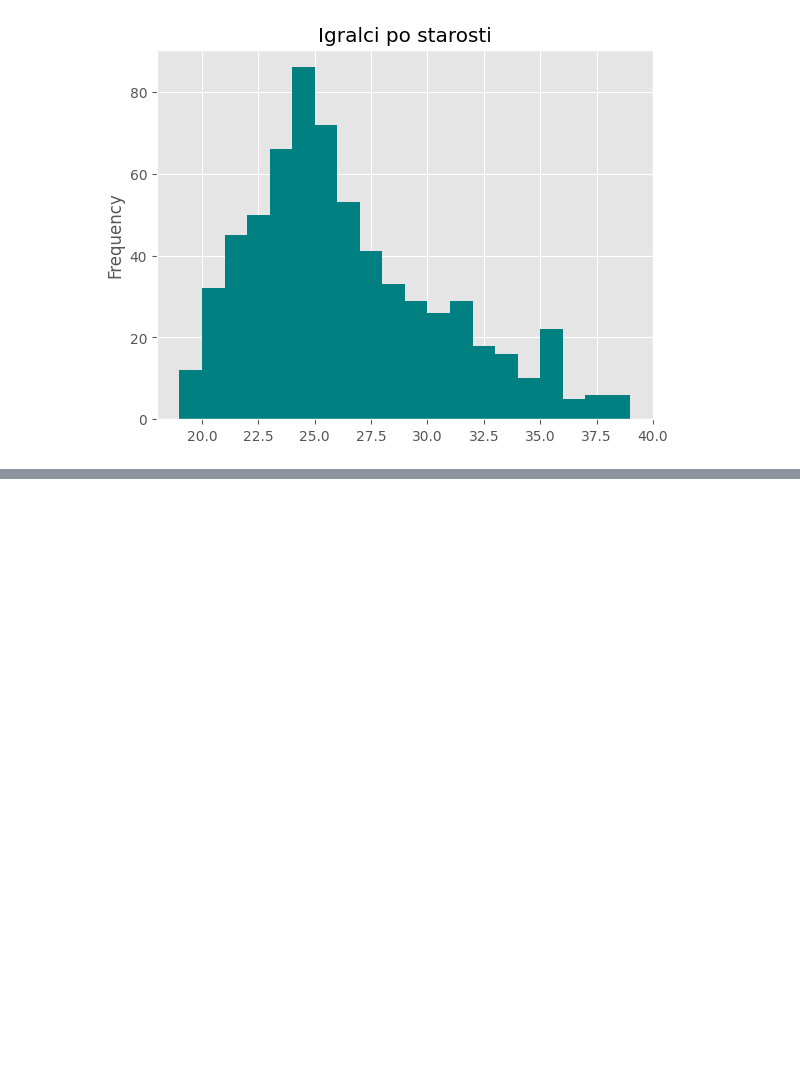
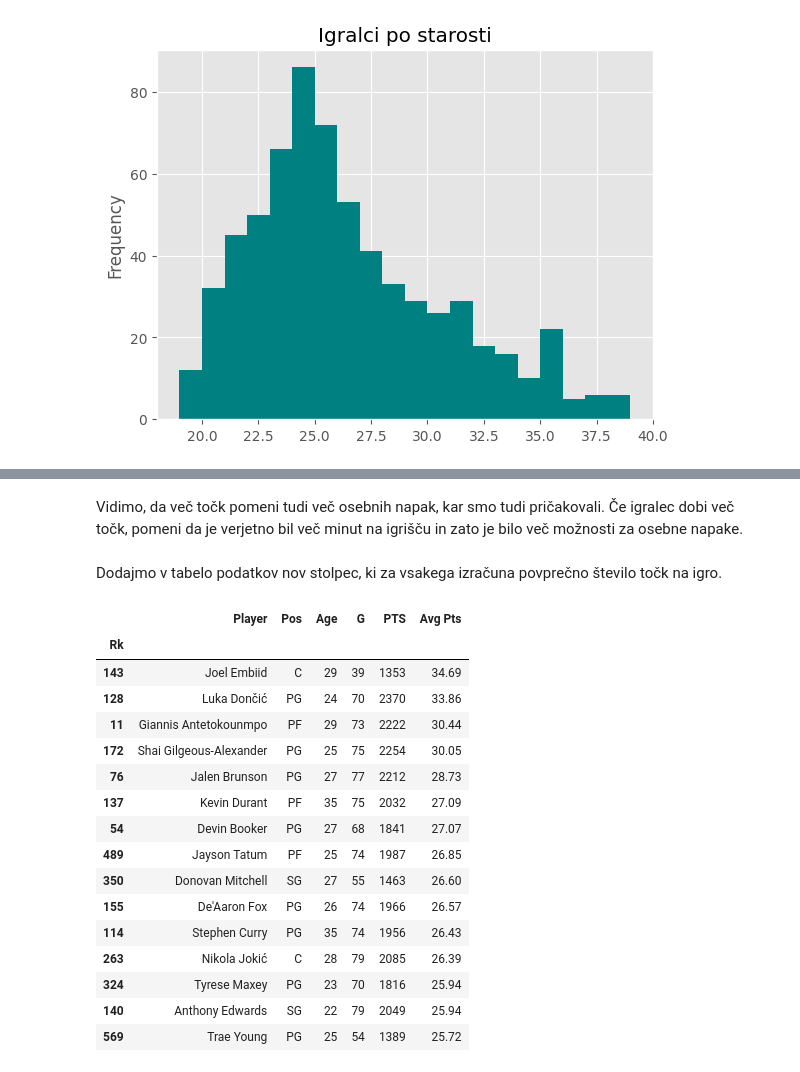
Before and after one commit to elizapecoraro/Eliza-Pecoraro-Projektna-naloga-UVP, a Jupyter notebook: analiza.ipynb, the cells around one changed output, grey strips where cells are left out. Saved outputs shown, nothing was run; the diff lists cells and outputs as text; code cells hidden in the pictures; blank space fills up the shorter version.

```diff
--- a/analiza.ipynb
+++ b/analiza.ipynb
@@ -180,0 +227,27 @@ Text(0.5, 1.0, 'Razmerje med številom osebnih napak in minutah na igrišču')
+# %% [markdown]
+Vidimo, da več točk pomeni tudi več osebnih napak, kar smo tudi pričakovali. Če igralec dobi več točk, pomeni da je verjetno bil več minut na igrišču in zato je bilo več možnosti za osebne napake.
+# %% [markdown]
+Dodajmo v tabelo podatkov nov stolpec, ki za vsakega izračuna povprečno število točk na igro.
+# %%
+povprecje_tock = round(nba["PTS"] / nba["G"], 2)
+#nba.insert(23, "Avg Pts", povprecje_tock)
+urejeno_povp_tocke= nba.sort_values("Avg Pts", ascending=False).head(15)
+urejeno_povp_tocke[["Player", "Pos", "Age", "G", "PTS", "Avg Pts"]]
+# %% [output]
+|  | Player | Pos | Age | G | PTS | Avg Pts |
+| Rk |  |  |  |  |  |  |
+| 143 | Joel Embiid | C | 29 | 39 | 1353 | 34.69 |
+| 128 | Luka Dončić | PG | 24 | 70 | 2370 | 33.86 |
+| 11 | Giannis Antetokounmpo | PF | 29 | 73 | 2222 | 30.44 |
+| 172 | Shai Gilgeous-Alexander | PG | 25 | 75 | 2254 | 30.05 |
+| 76 | Jalen Brunson | PG | 27 | 77 | 2212 | 28.73 |
+| 137 | Kevin Durant | PF | 35 | 75 | 2032 | 27.09 |
+| 54 | Devin Booker | PG | 27 | 68 | 1841 | 27.07 |
+| 489 | Jayson Tatum | PF | 25 | 74 | 1987 | 26.85 |
+| 350 | Donovan Mitchell | SG | 27 | 55 | 1463 | 26.60 |
+| 155 | De'Aaron Fox | PG | 26 | 74 | 1966 | 26.57 |
+| 114 | Stephen Curry | PG | 35 | 74 | 1956 | 26.43 |
+| 263 | Nikola Jokić | C | 28 | 79 | 2085 | 26.39 |
+| 324 | Tyrese Maxey | PG | 23 | 70 | 1816 | 25.94 |
+| 140 | Anthony Edwards | SG | 22 | 79 | 2049 | 25.94 |
+| 569 | Trae Young | PG | 25 | 54 | 1389 | 25.72 |
```
Also changed, not shown: parts of 32 cells of this notebook.
